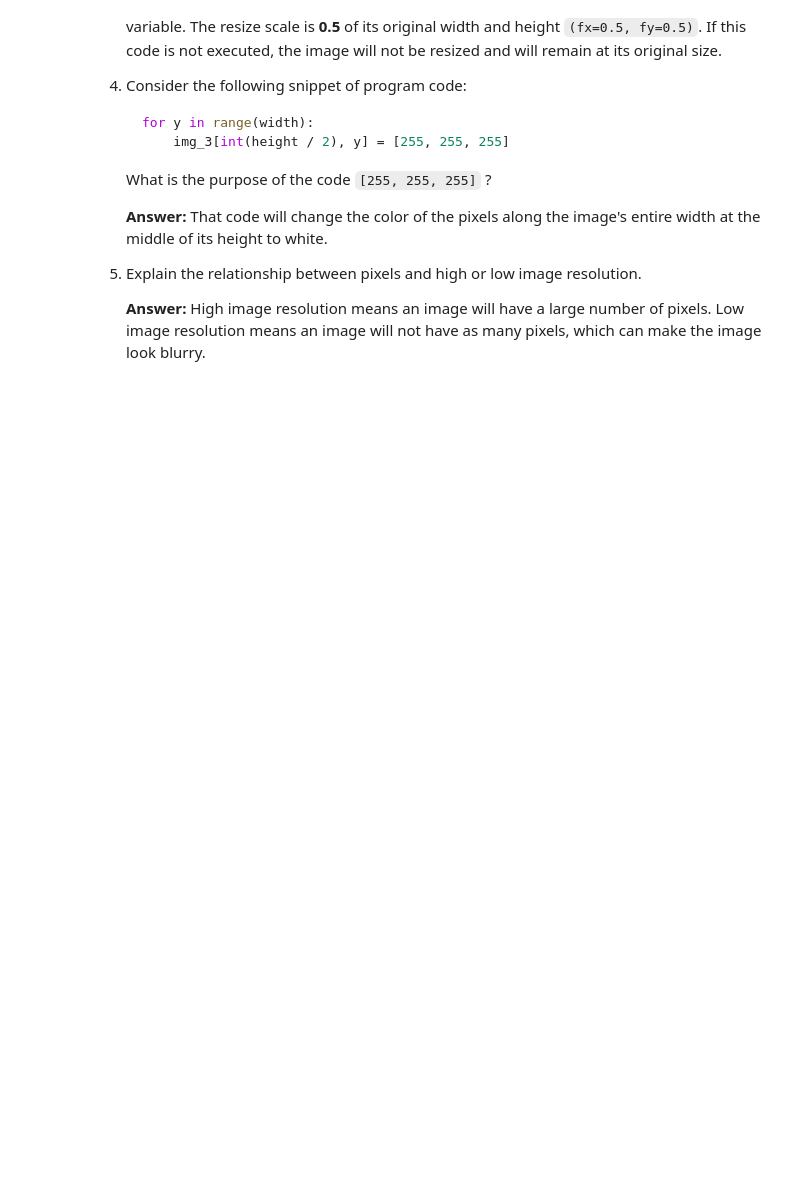
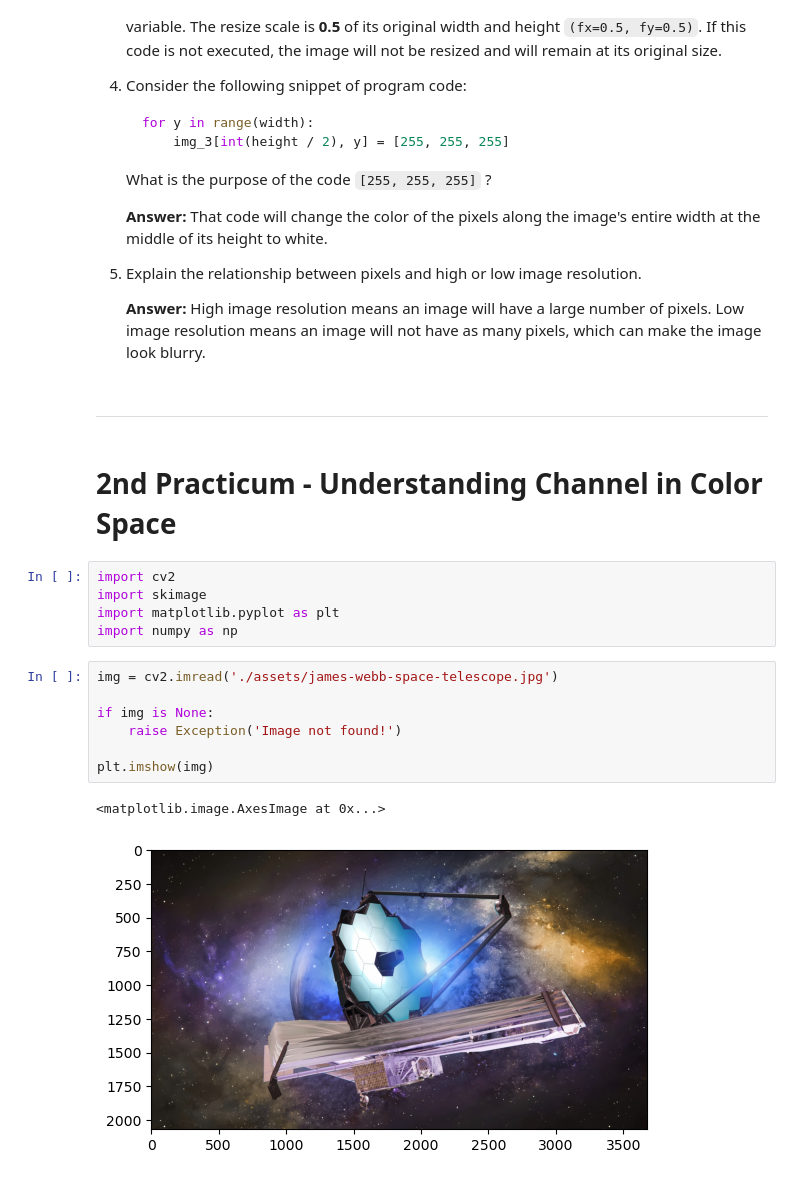
Before and after one commit to FarrelAD/Penglihatan-Komputer, a Jupyter notebook: week-1.ipynb, the cells around one changed output. Drawn from its saved outputs; the diff is of its cells as text; blank space fills up the shorter version.

Commit message:
week-1: add 2nd practicum

```diff
--- a/week-1.ipynb
+++ b/week-1.ipynb
@@ -108,3 +108,22 @@ plt.show()
 5. Explain the relationship between pixels and high or low image resolution.
 
     **Answer:** High image resolution means an image will have a large number of pixels. Low image resolution means an image will not have as many pixels, which can make the image look blurry.
+# %% [markdown]
+---
+# %% [markdown]
+# 2nd Practicum - Understanding Channel in Color Space
+# %%
+import cv2
+import skimage
+import matplotlib.pyplot as plt
+import numpy as np
+# %%
+img = cv2.imread('./assets/james-webb-space-telescope.jpg')
+
+if img is None:
+    raise Exception('Image not found!')
+
+plt.imshow(img)
+# %% [output]
+<matplotlib.image.AxesImage at 0x...>
+[figure, added]
```
Also changed, not shown: parts of 16 cells of this notebook, 1 other file.
